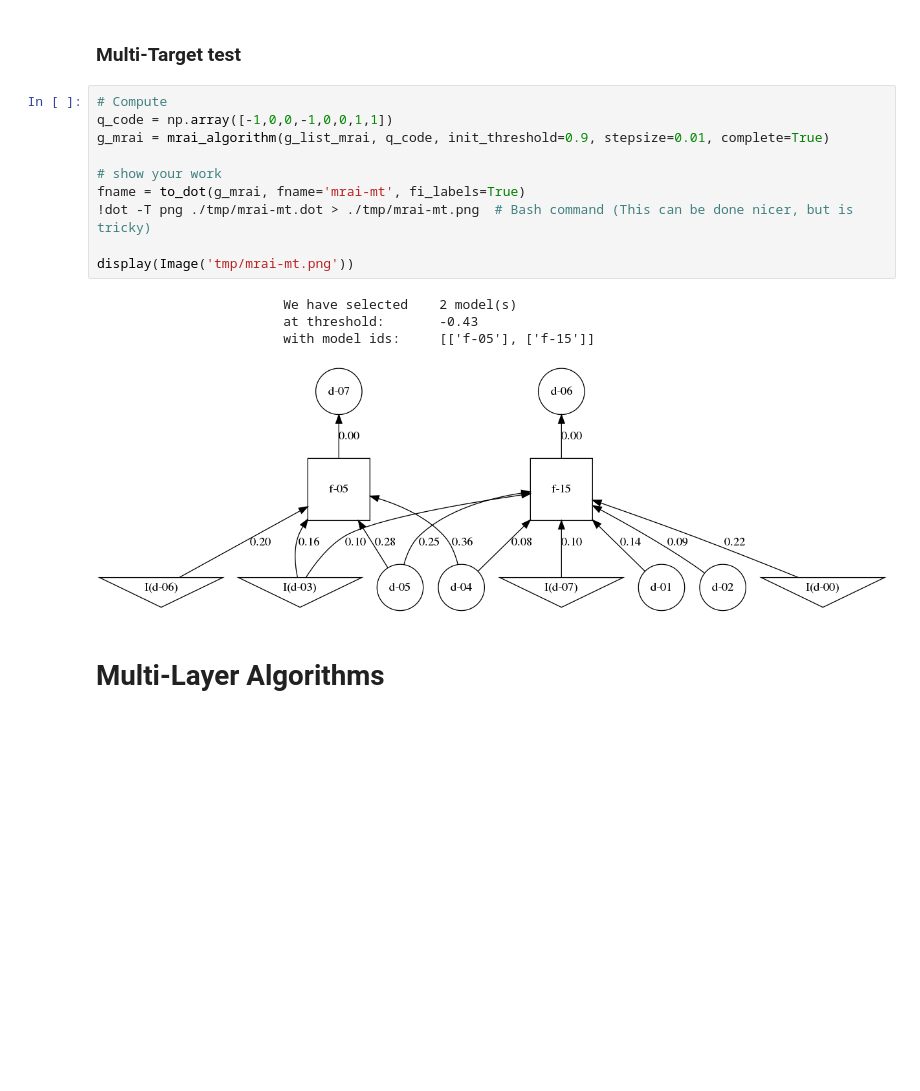
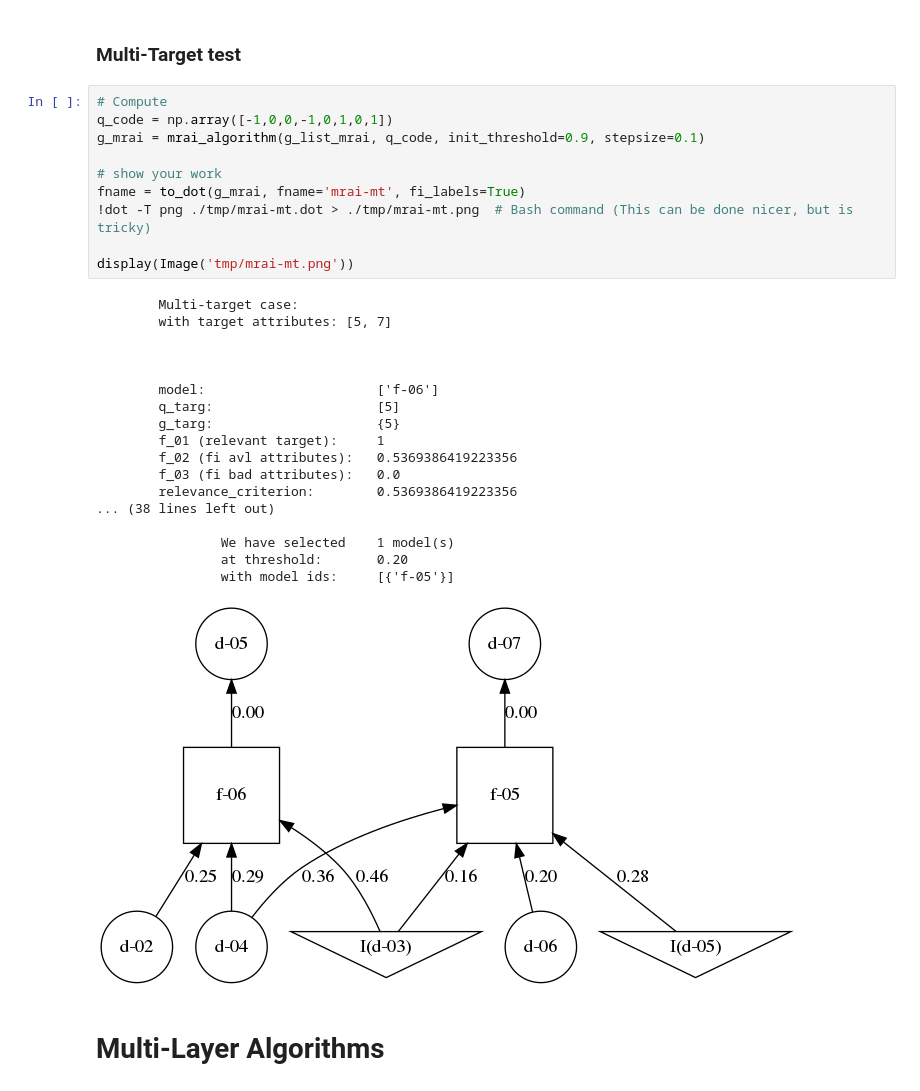
Before and after one commit to eliavw/morpheus, a Jupyter notebook: note/190430 - Prediction Algos Complete.ipynb, the cells around one changed output. Drawn from its saved outputs; the diff is of its cells as text; blank space fills up the shorter version.

```diff
--- a/note/190430 - Prediction Algos Complete.ipynb
+++ b/note/190430 - Prediction Algos Complete.ipynb
@@ -255,19 +300,33 @@ lgtm
 ### Multi-Target test
 # %%
 # Compute
-q_code = np.array([-1,0,0,-1,0,0,1,1])
-g_mrai = mrai_algorithm(g_list_mrai, q_code, init_threshold=0.9, stepsize=0.01, complete=True)
+q_code = np.array([-1,0,0,-1,0,1,0,1])
+g_mrai = mrai_algorithm(g_list_mrai, q_code, init_threshold=0.9, stepsize=0.1)
 
 # show your work
 fname = to_dot(g_mrai, fname='mrai-mt', fi_labels=True)
 !dot -T png ./tmp/mrai-mt.dot > ./tmp/mrai-mt.png  # Bash command (This can be done nicer, but is tricky)
 
 display(Image('tmp/mrai-mt.png'))
 # %% [output]
-                        We have selected    2 model(s)
-                        at threshold:       -0.43
-                        with model ids:     [['f-05'], ['f-15']]
+        Multi-target case:
+        with target attributes: [5, 7]
+
+
+
+        model:                      ['f-06']
+        q_targ:                     [5]
+        g_targ:                     {5}
+        f_01 (relevant target):     1
+        f_02 (fi avl attributes):   0.5369386419223356
+        f_03 (fi bad attributes):   0.0
+        relevance_criterion:        0.5369386419223356
+... (38 lines left out)
+
+                We have selected    1 model(s)
+                at threshold:       0.20
+                with model ids:     [{'f-05'}]
-[figure, old version]
+[figure, new version]
 # %% [markdown]
 # Multi-Layer Algorithms
 # %% [markdown]
```
Also changed, not shown: parts of 10 cells of this notebook, 4 other files.
